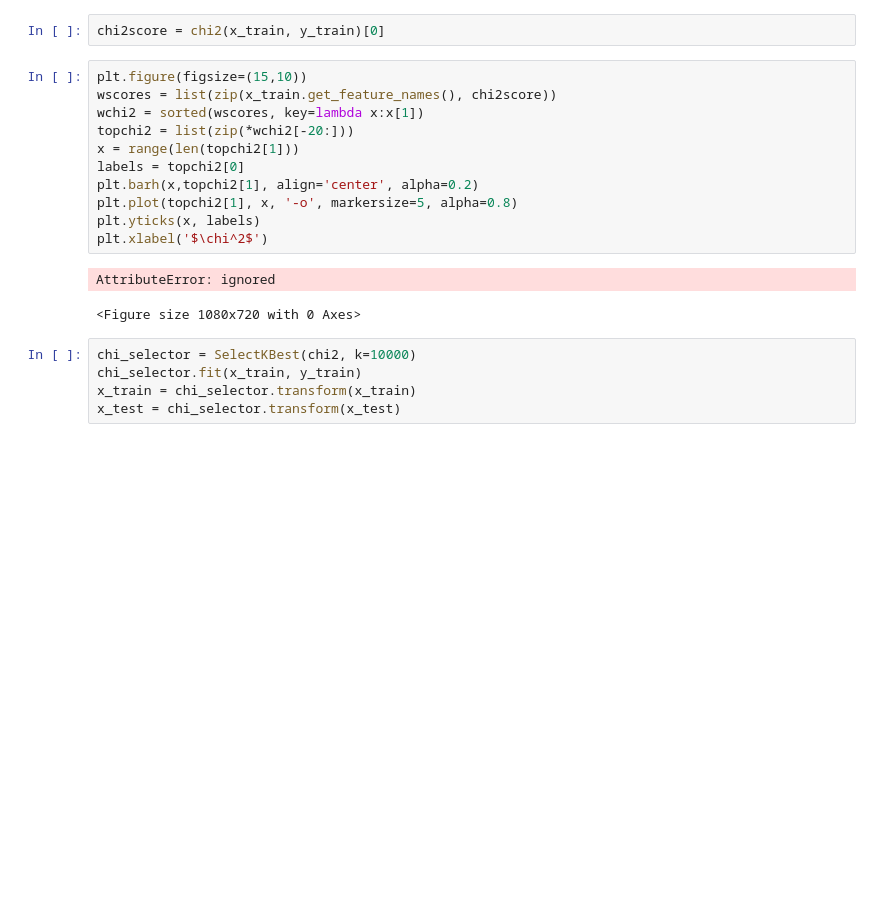
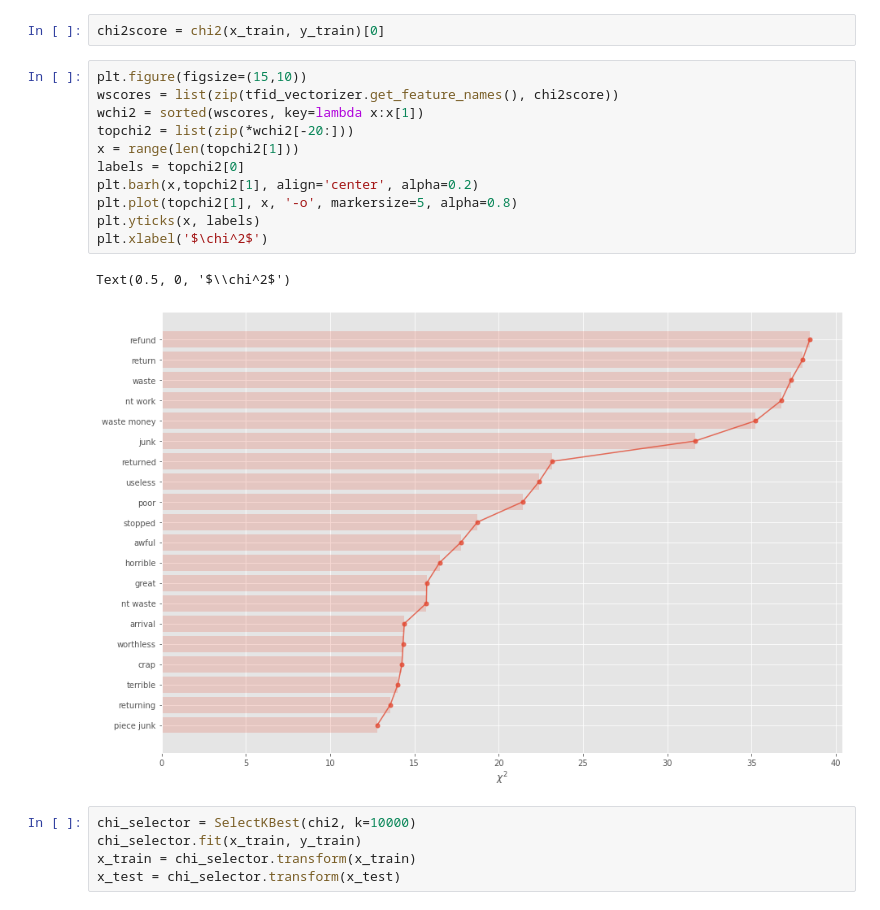
Before and after one commit to bachhvu/Amazon-NLP, a Jupyter notebook: Model Development.ipynb, the cells around one changed output. Cells and saved outputs as stored; diff of their text form; blank space fills up the shorter version.

```diff
--- a/Model Development.ipynb
+++ b/Model Development.ipynb
@@ -270,18 +259,18 @@ print(embedding_matrix.shape)
 chi2score = chi2(x_train, y_train)[0]
 # %%
 plt.figure(figsize=(15,10))
-wscores = list(zip(x_train.get_feature_names(), chi2score))
+wscores = list(zip(tfid_vectorizer.get_feature_names(), chi2score))
 wchi2 = sorted(wscores, key=lambda x:x[1])
 topchi2 = list(zip(*wchi2[-20:]))
 x = range(len(topchi2[1]))
 labels = topchi2[0]
 plt.barh(x,topchi2[1], align='center', alpha=0.2)
 plt.plot(topchi2[1], x, '-o', markersize=5, alpha=0.8)
 plt.yticks(x, labels)
 plt.xlabel('$\chi^2$')
 # %% [output]
-AttributeError: ignored
+Text(0.5, 0, '$\\chi^2$')
-<Figure size 1080x720 with 0 Axes>
+[figure, added]
 # %%
 chi_selector = SelectKBest(chi2, k=10000)
 chi_selector.fit(x_train, y_train)
```
Also changed, not shown: parts of 19 cells of this notebook.
